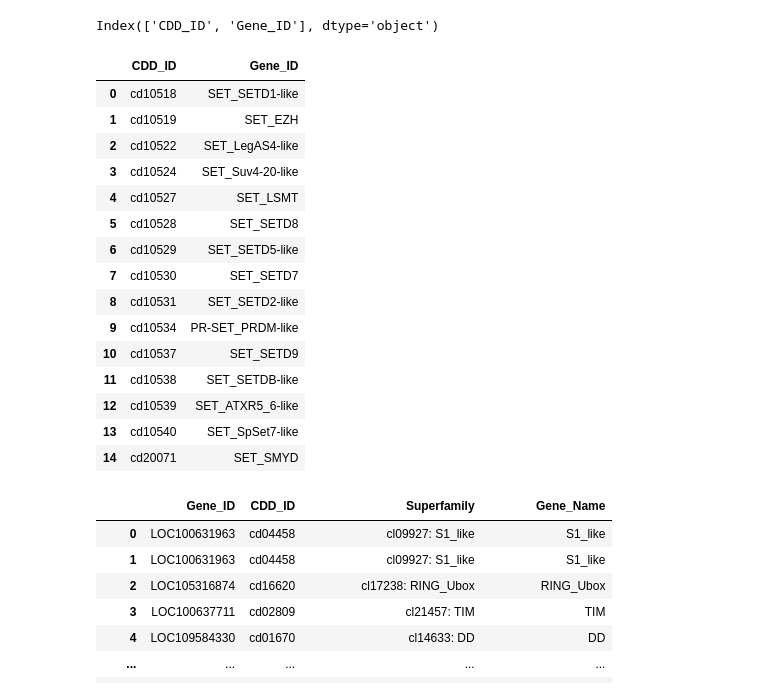
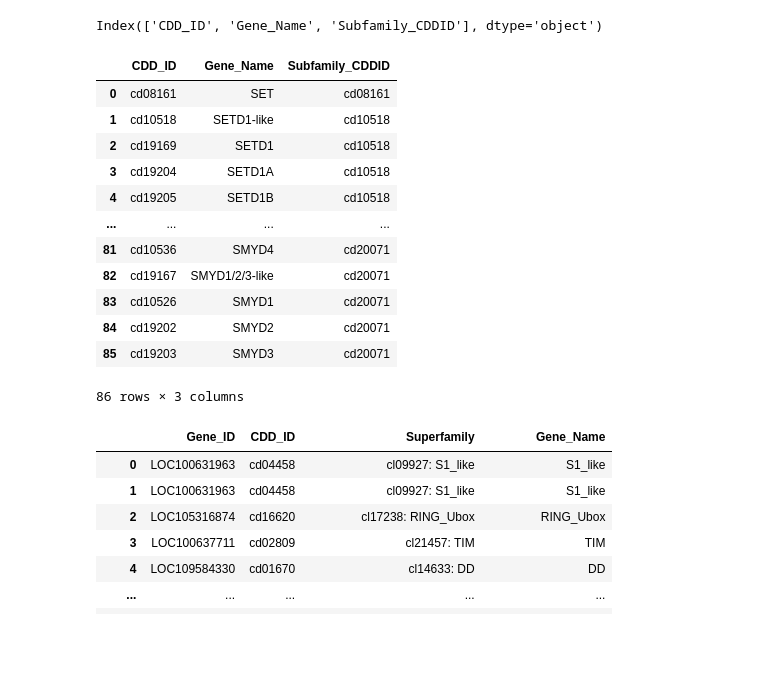
Before and after one commit to EmSalisbury14/Comp-Bio-Project-2, a Jupyter notebook: Code-Part2.ipynb, the cells around one changed output. Saved outputs shown, nothing was run; the diff lists cells and outputs as text; code cells hidden in the pictures; blank space fills up the shorter version.

```diff
--- a/Code-Part2.ipynb
+++ b/Code-Part2.ipynb
@@ -42,30 +42,28 @@ superfam_df = superfam_df.drop_duplicates()
 RNA_seq_df = pd.read_csv("amphimedon_rnaseq.txt", sep='\t')
 #RNA_seq_df.head(1)
 # %%
-setsub_seq_df = pd.read_csv("SETSubfamilies.txt", sep='\t')
+setsub_seq_df = pd.read_csv("SETSubfamilies(1).txt", delim_whitespace=True)
+setsub_seq_df.columns = ['CDD_ID', 'Gene_Name', 'Subfamily_CDDID']
 
-setsub_seq_df[['CDD_ID','Gene_ID']] =setsub_seq_df["CDD_ID  Gene_ID"].str.split(r"\s+", n=1, expand=True)
-setsub_seq_df = setsub_seq_df.drop(columns=["CDD_ID  Gene_ID"])
+#setsub_seq_df[['CDD_ID','Gene_ID','Subfamily_CDDID']] =setsub_seq_df["CDD_ID Gene Name Subfamily CDD_ID"].str.split(r"\s+", n=1, expand=True)
+#setsub_seq_df = setsub_seq_df.drop(columns=["CDD_ID Gene Name   Subfamily CDD_ID"])
 print(setsub_seq_df.columns)
 setsub_seq_df
 # %% [output]
-Index(['CDD_ID', 'Gene_ID'], dtype='object')
+Index(['CDD_ID', 'Gene_Name', 'Subfamily_CDDID'], dtype='object')
-|  | CDD_ID | Gene_ID |
-| 0 | cd10518 | SET_SETD1-like |
-| 1 | cd10519 | SET_EZH |
-| 2 | cd10522 | SET_LegAS4-like |
-| 3 | cd10524 | SET_Suv4-20-like |
-| 4 | cd10527 | SET_LSMT |
-| 5 | cd10528 | SET_SETD8 |
-| 6 | cd10529 | SET_SETD5-like |
-| 7 | cd10530 | SET_SETD7 |
-| 8 | cd10531 | SET_SETD2-like |
-| 9 | cd10534 | PR-SET_PRDM-like |
-| 10 | cd10537 | SET_SETD9 |
-| 11 | cd10538 | SET_SETDB-like |
-| 12 | cd10539 | SET_ATXR5_6-like |
-| 13 | cd10540 | SET_SpSet7-like |
-| 14 | cd20071 | SET_SMYD |
+|  | CDD_ID | Gene_Name | Subfamily_CDDID |
+| 0 | cd08161 | SET | cd08161 |
+| 1 | cd10518 | SETD1-like | cd10518 |
+| 2 | cd19169 | SETD1 | cd10518 |
+| 3 | cd19204 | SETD1A | cd10518 |
+| 4 | cd19205 | SETD1B | cd10518 |
+| ... | ... | ... | ... |
+| 81 | cd10536 | SMYD4 | cd20071 |
+| 82 | cd19167 | SMYD1/2/3-like | cd20071 |
+| 83 | cd10526 | SMYD1 | cd20071 |
+| 84 | cd19202 | SMYD2 | cd20071 |
+| 85 | cd19203 | SMYD3 | cd20071 |
+86 rows × 3 columns
 # %%
 cddid_df = pd.read_csv("mart_export (2).txt", sep='/t')
 cddid_df[['Gene_ID', 'CDD_ID']] = cddid_df["Gene stable ID	CDD ID"].str.split("\t", expand=True)
```
Also changed, not shown: parts of 12 cells of this notebook, 6 other files.
